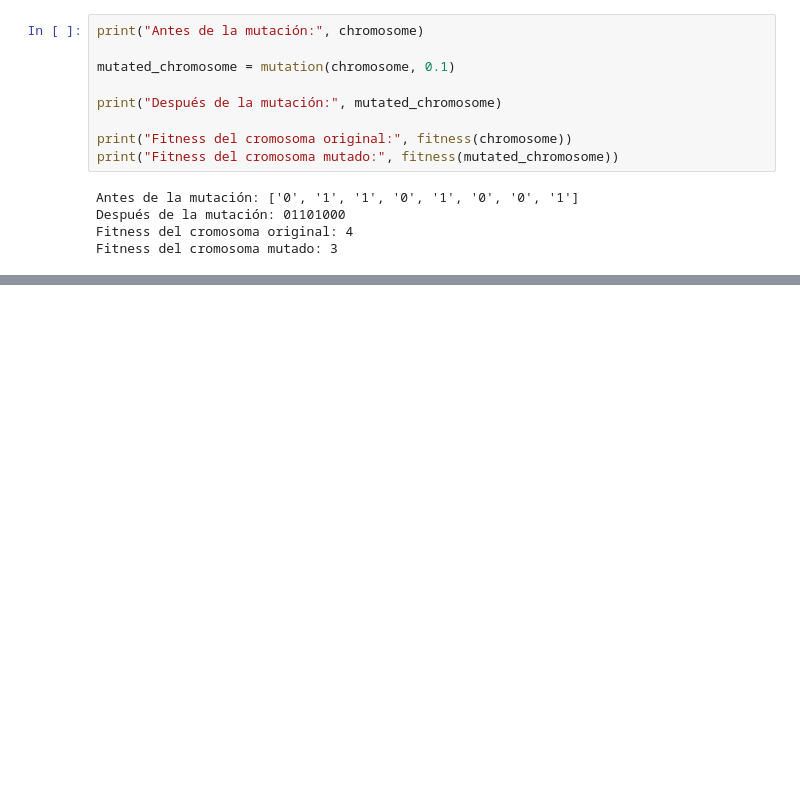
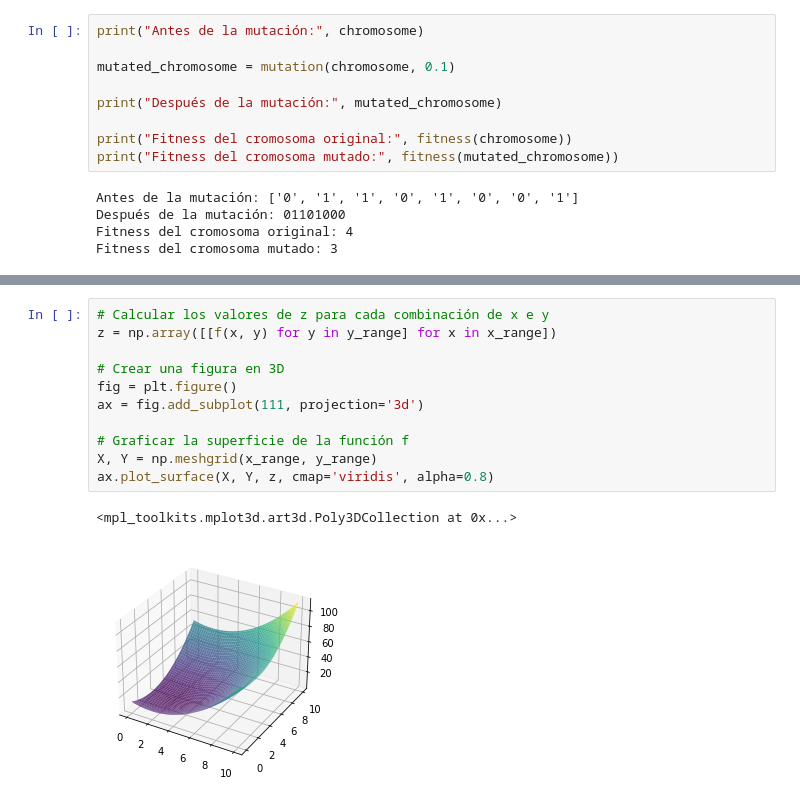
Before and after one commit to igomezv/ComputoEvolutivo, a Jupyter notebook: 6_2_AlgoritmoGeneticoBasico.ipynb, the cells around one changed output, grey strips where cells are left out. Drawn from its saved outputs; the diff is of its cells as text; blank space fills up the shorter version.

```diff
--- a/6_2_AlgoritmoGeneticoBasico.ipynb
+++ b/6_2_AlgoritmoGeneticoBasico.ipynb
@@ -131,0 +231,14 @@ Fitness del cromosoma mutado: 3
+# %%
+# Calcular los valores de z para cada combinación de x e y
+z = np.array([[f(x, y) for y in y_range] for x in x_range])
+
+# Crear una figura en 3D
+fig = plt.figure()
+ax = fig.add_subplot(111, projection='3d')
+
+# Graficar la superficie de la función f
+X, Y = np.meshgrid(x_range, y_range)
+ax.plot_surface(X, Y, z, cmap='viridis', alpha=0.8)
+# %% [output]
+<mpl_toolkits.mplot3d.art3d.Poly3DCollection at 0x...>
+[figure, added]
```
Also changed, not shown: parts of 13 cells of this notebook.
